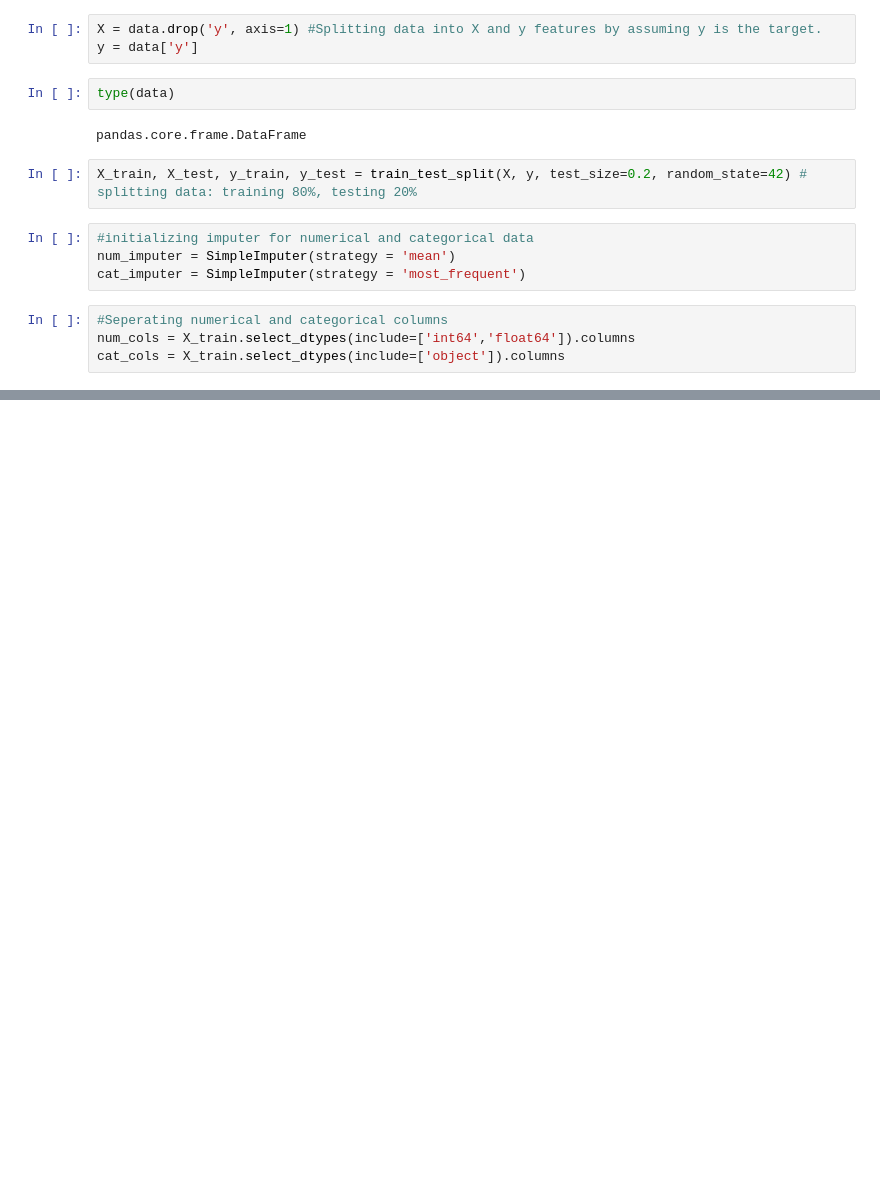
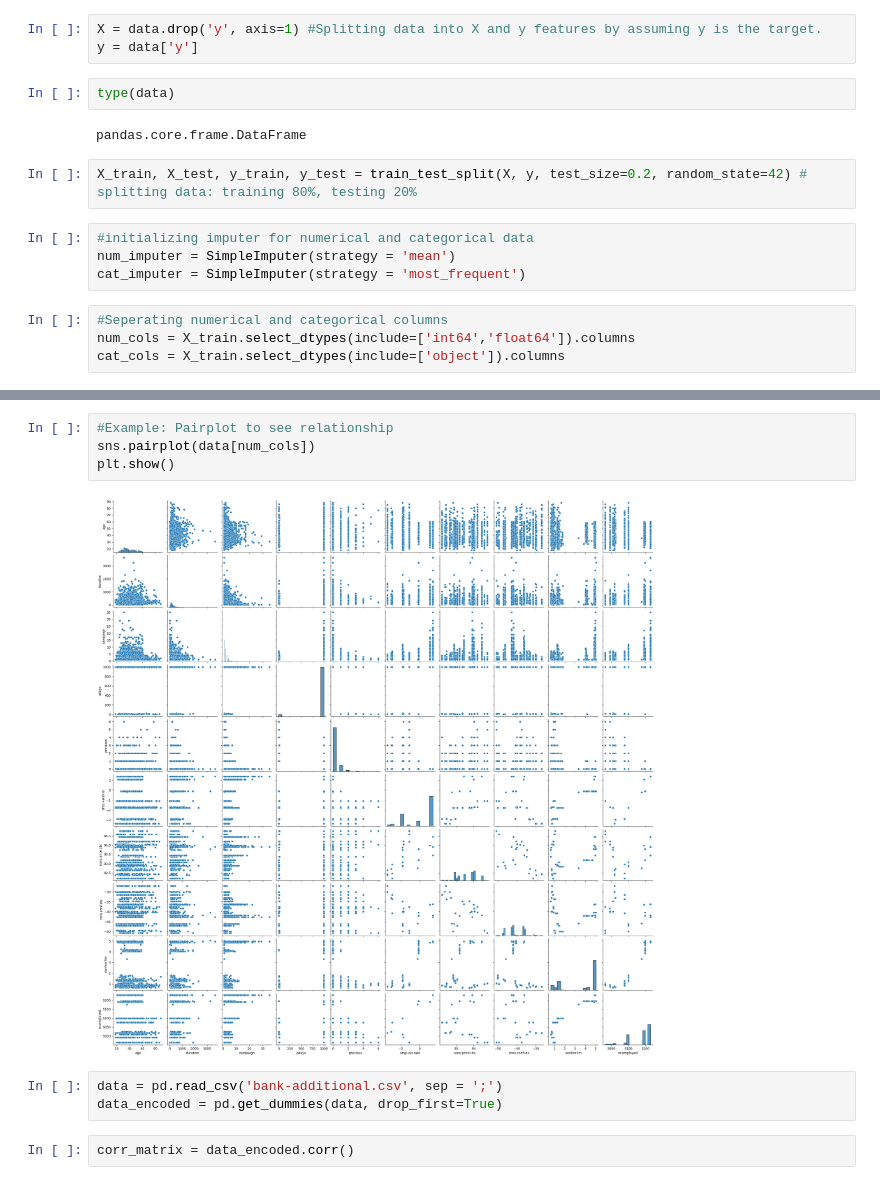
Before and after one commit to Cyber-turva/Cyber-security, a Jupyter notebook: banking_additional.ipynb, the cells around one changed output, grey strips where cells are left out. Drawn from its saved outputs; the diff is of its cells as text; blank space fills up the shorter version.

```diff
--- a/banking_additional.ipynb
+++ b/banking_additional.ipynb
@@ -57,0 +113,11 @@ could not convert string to float: 'blue-collar'
+# %%
+#Example: Pairplot to see relationship
+sns.pairplot(data[num_cols])
+plt.show()
+# %% [output]
+[figure, added]
+# %%
+data = pd.read_csv('bank-additional.csv', sep = ';')
+data_encoded = pd.get_dummies(data, drop_first=True)
+# %%
+corr_matrix = data_encoded.corr()
```
Also changed, not shown: parts of 10 cells of this notebook.
